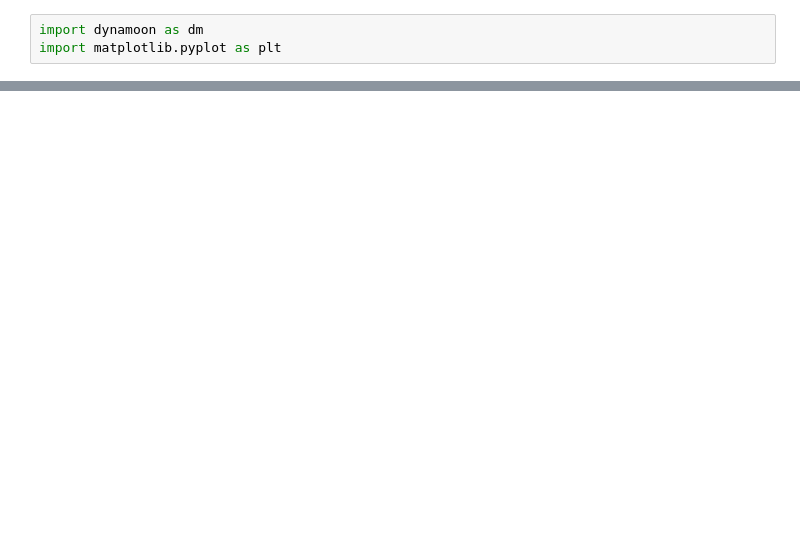
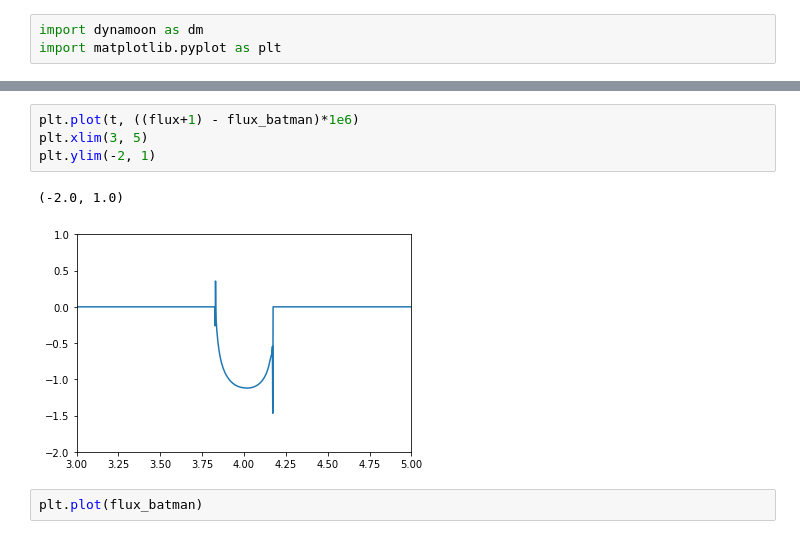
Before and after one commit to tagordon/dynamoon, a Jupyter notebook: dynamoon/demonstration.ipynb, the cells around one changed output, grey strips where cells are left out. Cells and saved outputs as stored; diff of their text form; blank space fills up the shorter version.

```diff
--- a/dynamoon/demonstration.ipynb
+++ b/dynamoon/demonstration.ipynb
@@ -48,0 +64,9 @@ sys.G
+# %%
+plt.plot(t, ((flux+1) - flux_batman)*1e6)
+plt.xlim(3, 5)
+plt.ylim(-2, 1)
+# %% [output]
+(-2.0, 1.0)
+[figure, added]
+# %%
+plt.plot(flux_batman)
```
Also changed, not shown: parts of 12 cells of this notebook, 7 other files.
